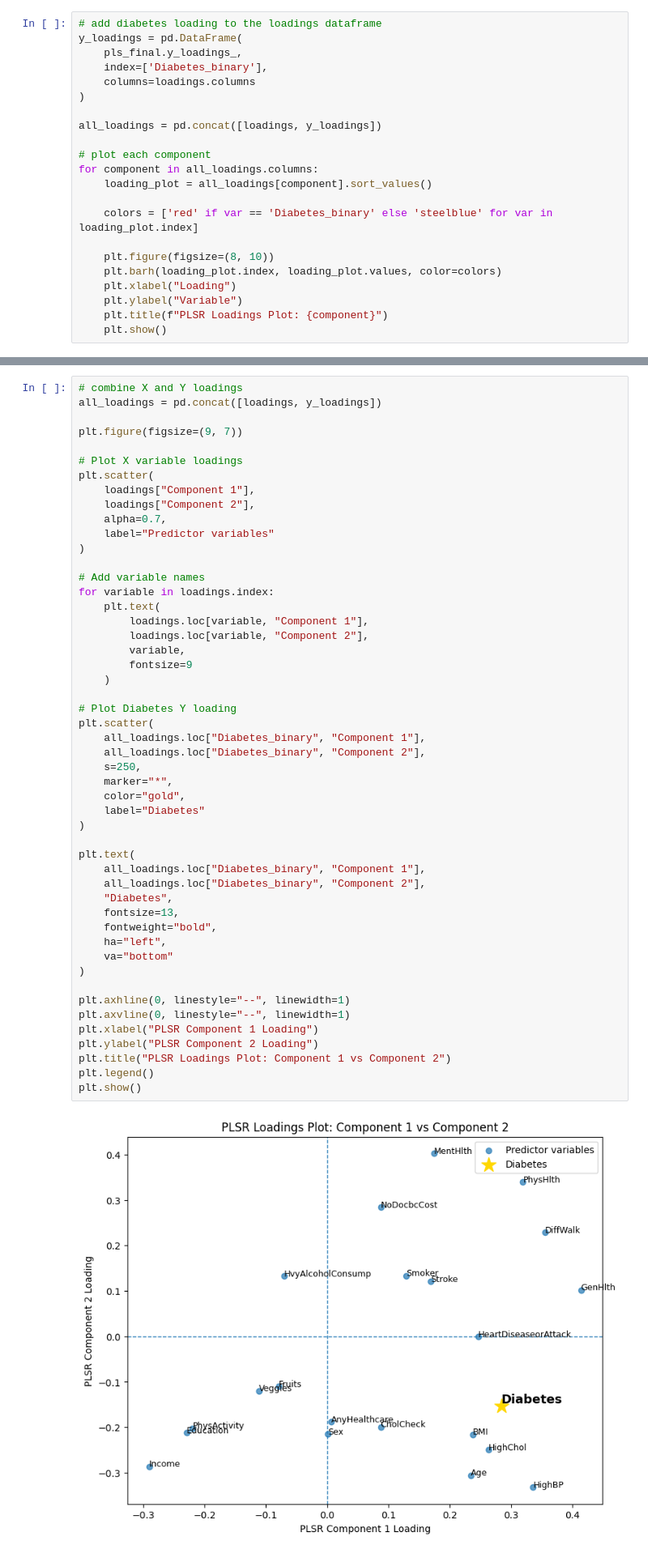
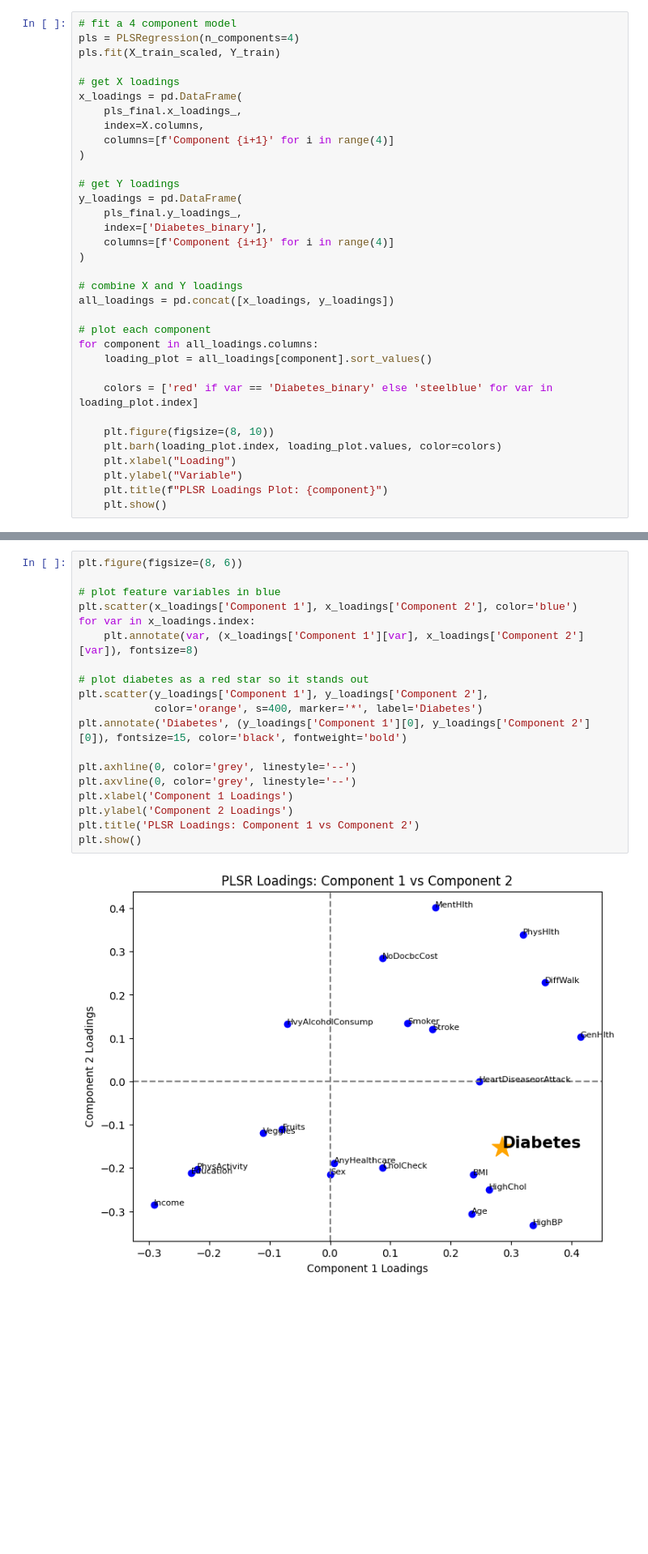
Before and after one commit to IsaacBFine/diabetes-predictors, a Jupyter notebook: plsr_notebook.ipynb, the cells around one changed output, grey strips where cells are left out. Shown at 81% size. Drawn from its saved outputs; the diff is of its cells as text; blank space fills up the shorter version.

```diff
--- a/plsr_notebook.ipynb
+++ b/plsr_notebook.ipynb
@@ -122,14 +127,26 @@ The above plot shows that the diabetes loading is near 0 on both axes. Therefore
 # %% [markdown]
 3. Explore PLSR with 4 components
 # %%
-# add diabetes loading to the loadings dataframe
+# fit a 4 component model
+pls = PLSRegression(n_components=4)
+pls.fit(X_train_scaled, Y_train)
+
+# get X loadings
+x_loadings = pd.DataFrame(
+    pls_final.x_loadings_,
+    index=X.columns,
+    columns=[f'Component {i+1}' for i in range(4)]
+)
+
+# get Y loadings
 y_loadings = pd.DataFrame(
     pls_final.y_loadings_,
     index=['Diabetes_binary'],
-    columns=loadings.columns
+    columns=[f'Component {i+1}' for i in range(4)]
 )
 
-all_loadings = pd.concat([loadings, y_loadings])
+# combine X and Y loadings
+all_loadings = pd.concat([x_loadings, y_loadings])
 
 # plot each component
 for component in all_loadings.columns:
@@ -153,54 +170,23 @@ Components 3 and 4 have the smallest diabetes loadings, and thus add minimal rel
 # %% [markdown]
 4. PLSR loadings plot
 # %%
-# combine X and Y loadings
-all_loadings = pd.concat([loadings, y_loadings])
+plt.figure(figsize=(8, 6))
 
-plt.figure(figsize=(9, 7))
+# plot feature variables in blue
+plt.scatter(x_loadings['Component 1'], x_loadings['Component 2'], color='blue')
+for var in x_loadings.index:
+    plt.annotate(var, (x_loadings['Component 1'][var], x_loadings['Component 2'][var]), fontsize=8)
 
-# Plot X variable loadings
-plt.scatter(
-    loadings["Component 1"],
-    loadings["Component 2"],
-    alpha=0.7,
-    label="Predictor variables"
-)
+# plot diabetes as a red star so it stands out
+plt.scatter(y_loadings['Component 1'], y_loadings['Component 2'],
+            color='orange', s=400, marker='*', label='Diabetes')
+plt.annotate('Diabetes', (y_loadings['Component 1'][0], y_loadings['Component 2'][0]), fontsize=15, color='black', fontweight='bold')
 
-# Add variable names
-for variable in loadings.index:
-    plt.text(
-        loadings.loc[variable, "Component 1"],
-        loadings.loc[variable, "Component 2"],
-        variable,
-        fontsize=9
-    )
-
-# Plot Diabetes Y loading
-plt.scatter(
-    all_loadings.loc["Diabetes_binary", "Component 1"],
-    all_loadings.loc["Diabetes_binary", "Component 2"],
-    s=250,
-    marker="*",
-    color="gold",
-    label="Diabetes"
-)
-
-plt.text(
-    all_loadings.loc["Diabetes_binary", "Component 1"],
-    all_loadings.loc["Diabetes_binary", "Component 2"],
-    "Diabetes",
-    fontsize=13,
-    fontweight="bold",
-    ha="left",
-    va="bottom"
-)
-
-plt.axhline(0, linestyle="--", linewidth=1)
-plt.axvline(0, linestyle="--", linewidth=1)
-plt.xlabel("PLSR Component 1 Loading")
-plt.ylabel("PLSR Component 2 Loading")
-plt.title("PLSR Loadings Plot: Component 1 vs Component 2")
-plt.legend()
+plt.axhline(0, color='grey', linestyle='--')
+plt.axvline(0, color='grey', linestyle='--')
+plt.xlabel('Component 1 Loadings')
+plt.ylabel('Component 2 Loadings')
+plt.title('PLSR Loadings: Component 1 vs Component 2')
 plt.show()
 # %% [output]
-[figure, old version]
+[figure, new version]
```
Also changed, not shown: parts of 2 cells of this notebook.
